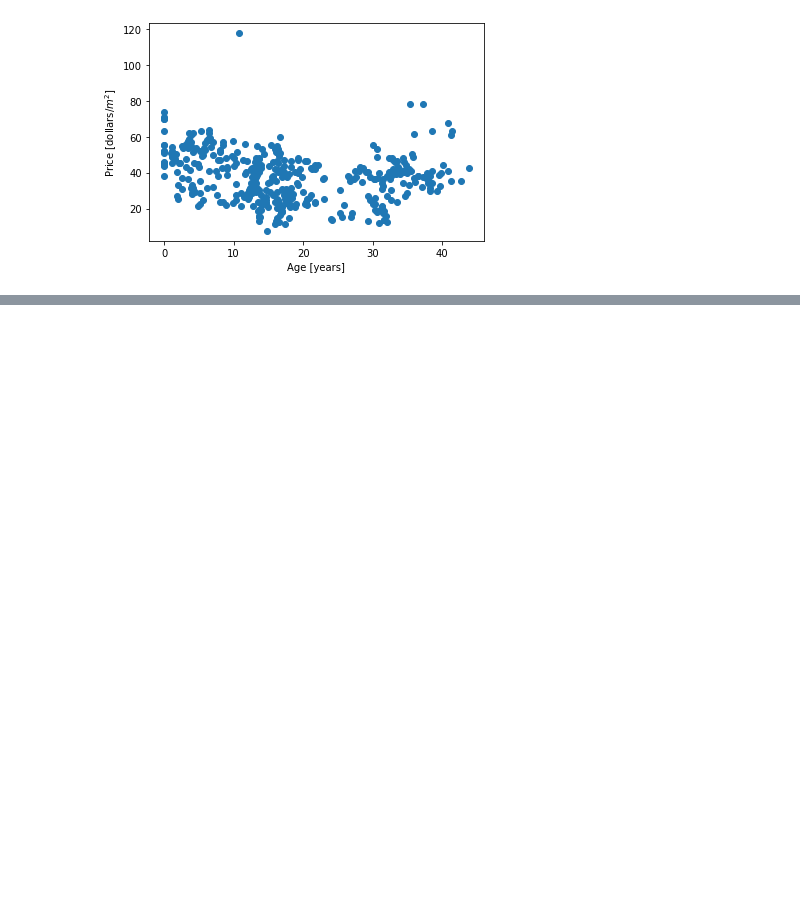
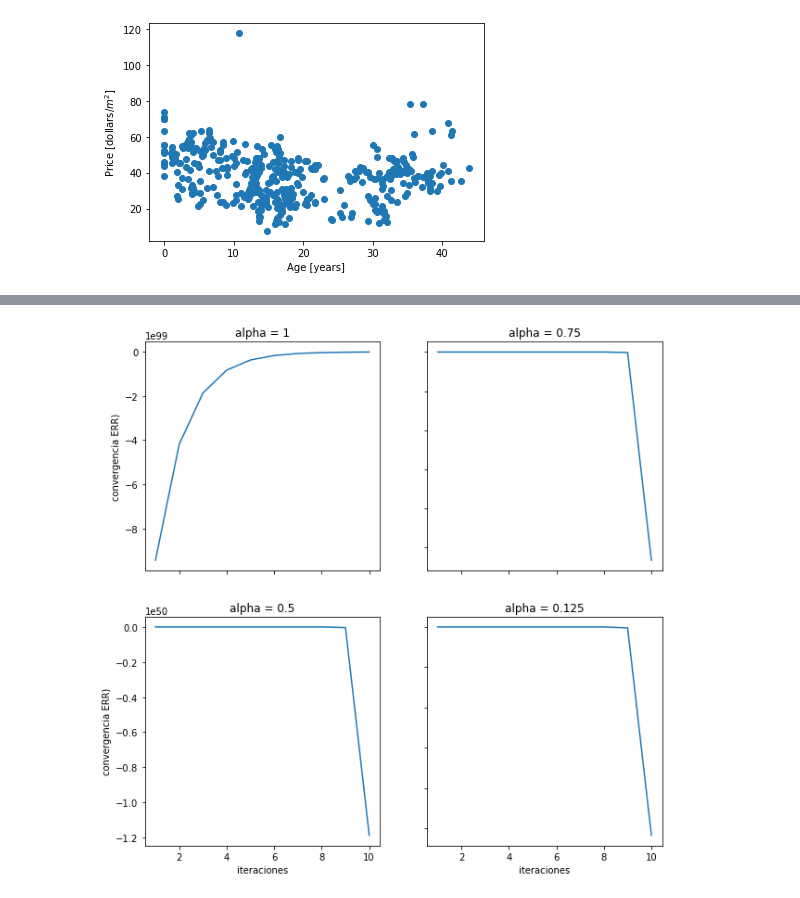
Before and after one commit to Camilohoyos99/Machine-learning, a Jupyter notebook: tarea1.ipynb, the cells around one changed output, grey strips where cells are left out. Cells and saved outputs as stored; diff of their text form; code cells hidden in the pictures; blank space fills up the shorter version.

```diff
--- a/tarea1.ipynb
+++ b/tarea1.ipynb
@@ -84,0 +155,25 @@ IndexError: too many indices for array: array is 0-dimensional, but 1 were index
+# %%
+fig, axs = plt.subplots(2, 2,figsize=(10,10))
+axs[0, 0].plot(iteraciones_set[0],errores_set[0])
+axs[0, 0].set_title('alpha = '+ str(alpha[0]))
+
+
+axs[0, 1].plot(iteraciones_set[1],errores_set[1])
+axs[0, 1].set_title('alpha = '+ str(alpha[1]))
+
+
+axs[1, 0].plot(iteraciones_set[2],errores_set[2])
+axs[1, 0].set_title('alpha = '+ str(alpha[2]))
+
+
+axs[1, 1].plot(iteraciones_set[3],errores_set[3])
+axs[1, 1].set_title('alpha = '+ str(alpha[3]))
+
+for ax in axs.flat:
+    ax.set(xlabel='iteraciones', ylabel='convergencia ERR)')
+
+# Hide x labels and tick labels for top plots and y ticks for right plots.
+for ax in axs.flat:
+    ax.label_outer()
+# %% [output]
+[figure, added]
```
Also changed, not shown: parts of 15 cells of this notebook.
